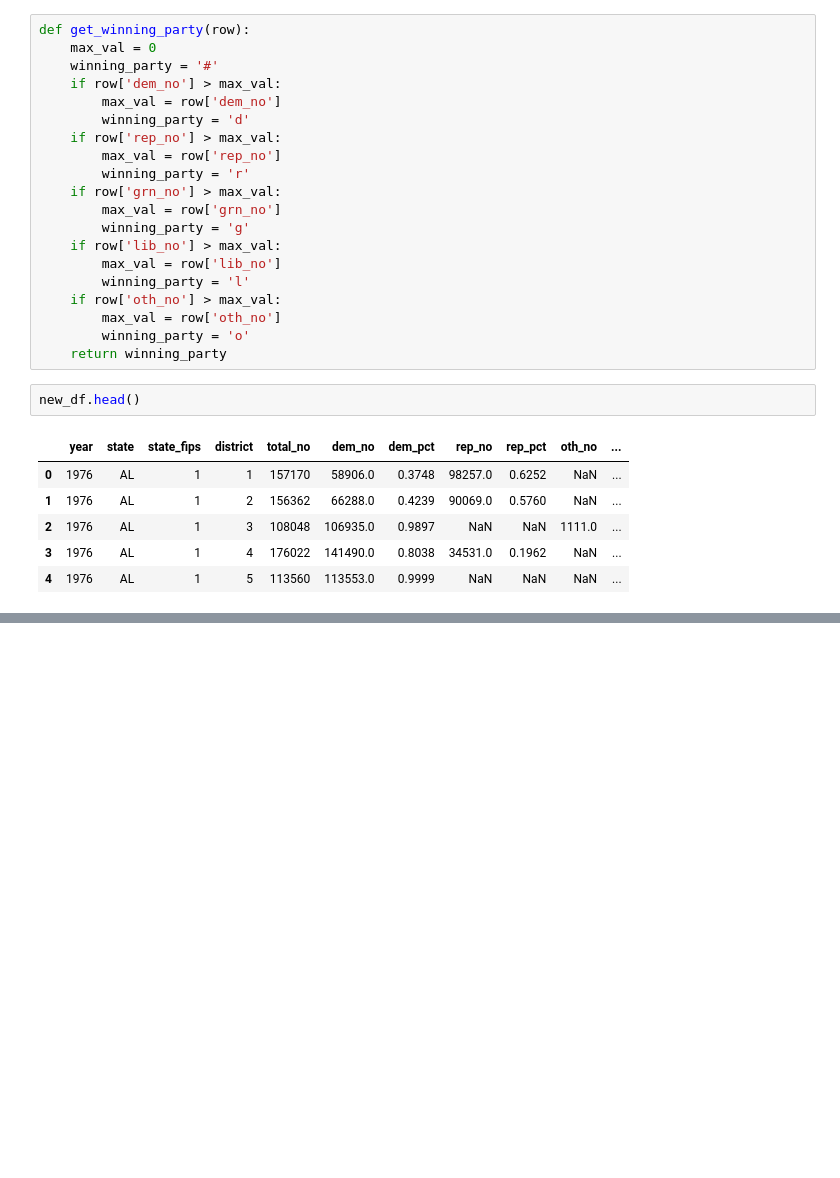
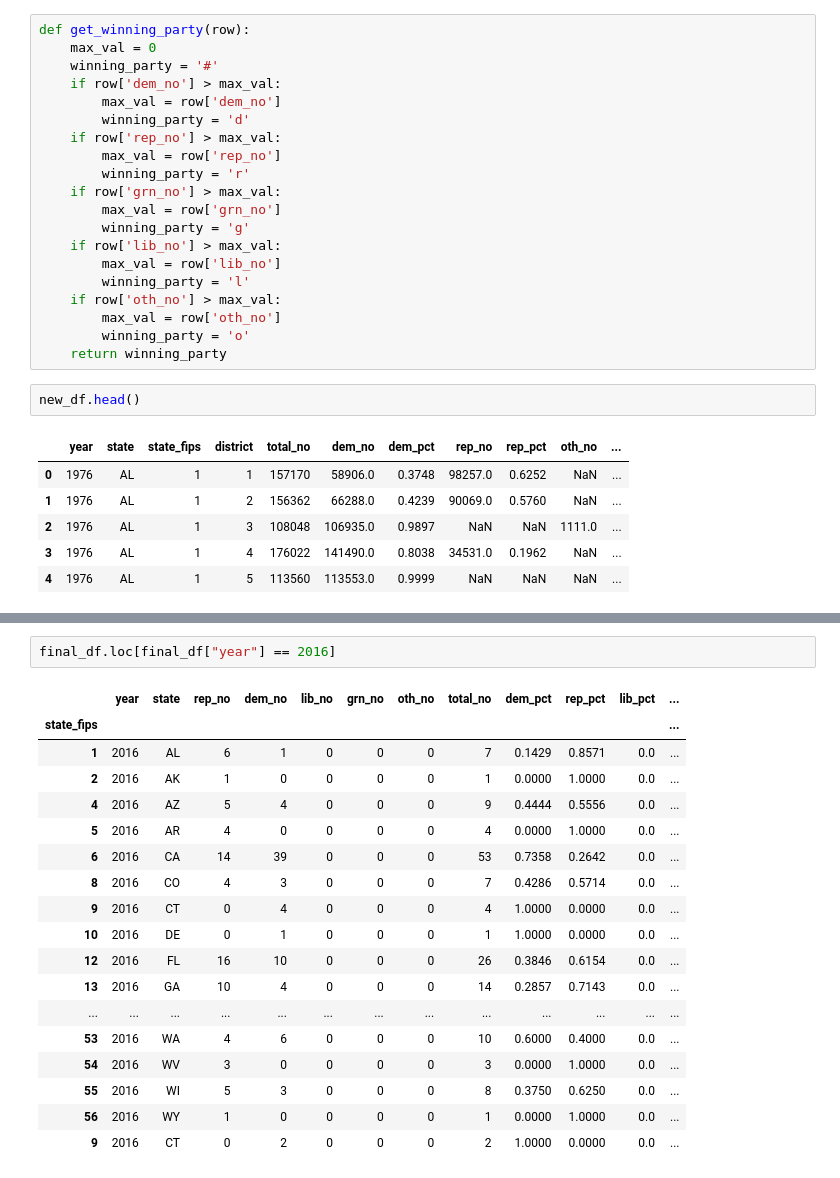
Before and after one commit to Ayushi1019/US_Election_visualization, a Jupyter notebook: house_voting_trends.ipynb, the cells around one changed output, grey strips where cells are left out. Drawn from its saved outputs; the diff is of its cells as text; blank space fills up the shorter version.

```diff
--- a/house_voting_trends.ipynb
+++ b/house_voting_trends.ipynb
@@ -288,0 +291,21 @@ print(len(final_df))
+# %%
+final_df.loc[final_df["year"] == 2016]
+# %% [output]
+|  | year | state | rep_no | dem_no | lib_no | grn_no | oth_no | total_no | dem_pct | rep_pct | lib_pct | ... |
+| state_fips |  |  |  |  |  |  |  |  |  |  |  | ... |
+| 1 | 2016 | AL | 6 | 1 | 0 | 0 | 0 | 7 | 0.1429 | 0.8571 | 0.0 | ... |
+| 2 | 2016 | AK | 1 | 0 | 0 | 0 | 0 | 1 | 0.0000 | 1.0000 | 0.0 | ... |
+| 4 | 2016 | AZ | 5 | 4 | 0 | 0 | 0 | 9 | 0.4444 | 0.5556 | 0.0 | ... |
+| 5 | 2016 | AR | 4 | 0 | 0 | 0 | 0 | 4 | 0.0000 | 1.0000 | 0.0 | ... |
+| 6 | 2016 | CA | 14 | 39 | 0 | 0 | 0 | 53 | 0.7358 | 0.2642 | 0.0 | ... |
+| 8 | 2016 | CO | 4 | 3 | 0 | 0 | 0 | 7 | 0.4286 | 0.5714 | 0.0 | ... |
+| 9 | 2016 | CT | 0 | 4 | 0 | 0 | 0 | 4 | 1.0000 | 0.0000 | 0.0 | ... |
+| 10 | 2016 | DE | 0 | 1 | 0 | 0 | 0 | 1 | 1.0000 | 0.0000 | 0.0 | ... |
+| 12 | 2016 | FL | 16 | 10 | 0 | 0 | 0 | 26 | 0.3846 | 0.6154 | 0.0 | ... |
+| 13 | 2016 | GA | 10 | 4 | 0 | 0 | 0 | 14 | 0.2857 | 0.7143 | 0.0 | ... |
+| ... | ... | ... | ... | ... | ... | ... | ... | ... | ... | ... | ... | ... |
+| 53 | 2016 | WA | 4 | 6 | 0 | 0 | 0 | 10 | 0.6000 | 0.4000 | 0.0 | ... |
+| 54 | 2016 | WV | 3 | 0 | 0 | 0 | 0 | 3 | 0.0000 | 1.0000 | 0.0 | ... |
+| 55 | 2016 | WI | 5 | 3 | 0 | 0 | 0 | 8 | 0.3750 | 0.6250 | 0.0 | ... |
+| 56 | 2016 | WY | 1 | 0 | 0 | 0 | 0 | 1 | 0.0000 | 1.0000 | 0.0 | ... |
+| 9 | 2016 | CT | 0 | 2 | 0 | 0 | 0 | 2 | 1.0000 | 0.0000 | 0.0 | ... |
```
Also changed, not shown: parts of 3 cells of this notebook, 1 other file.
